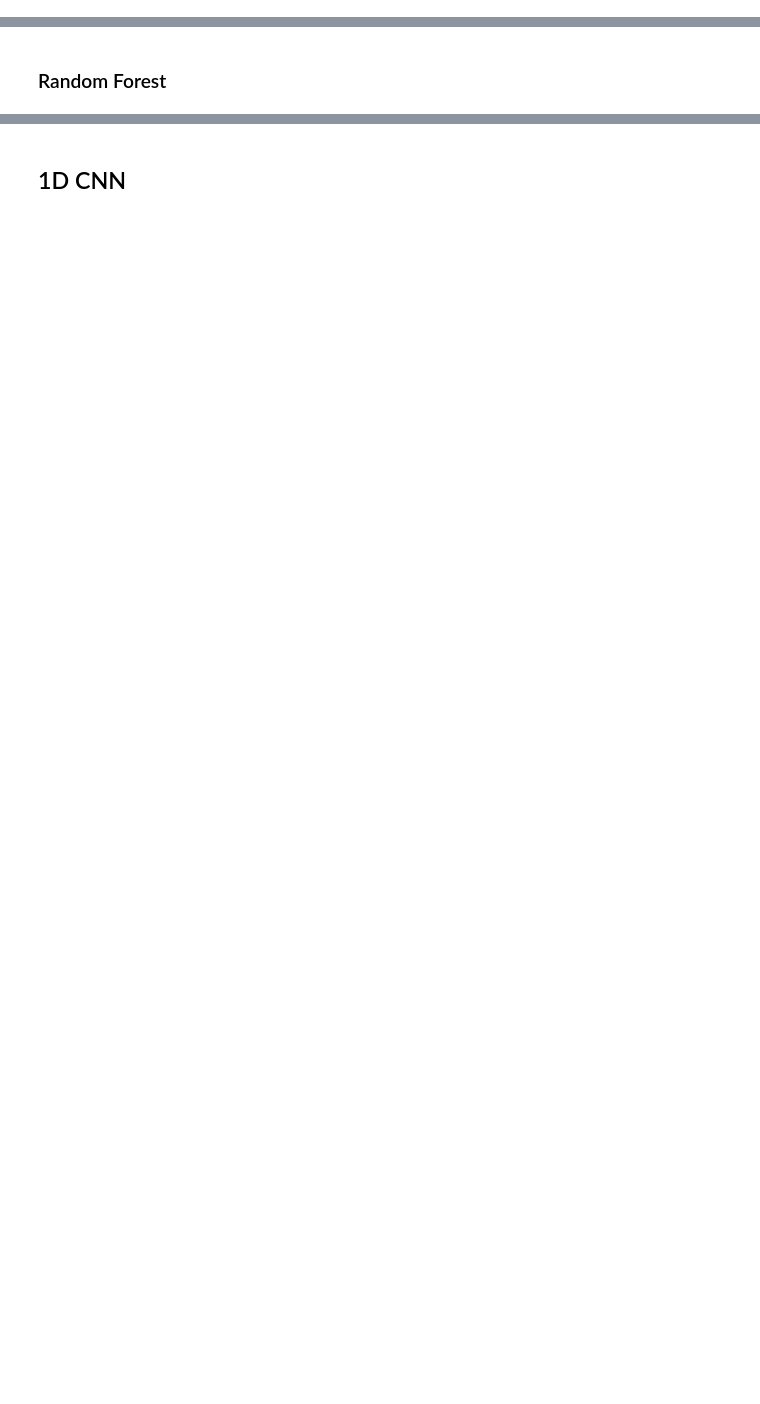
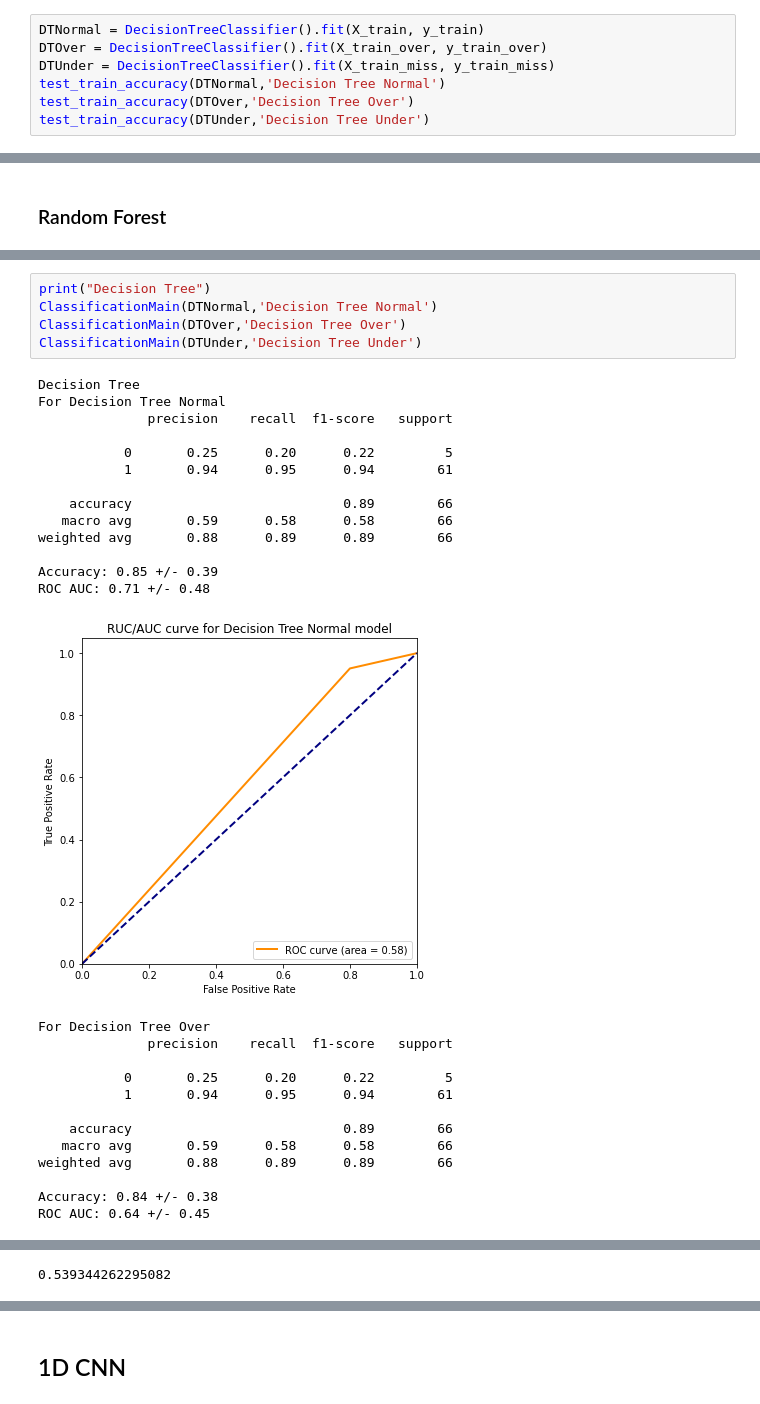
Before and after one commit to anand-bachker/MLA-PPG, a Jupyter notebook: main.ipynb, the cells around one changed output, grey strips where cells are left out. Drawn from its saved outputs; the diff is of its cells as text; blank space fills up the shorter version.

```diff
--- a/main.ipynb
+++ b/main.ipynb
@@ -363,0 +390,7 @@ Accuracy of Decision Tree classifier on under sampled test set: 0.42
+# %%
+DTNormal = DecisionTreeClassifier().fit(X_train, y_train)
+DTOver = DecisionTreeClassifier().fit(X_train_over, y_train_over)
+DTUnder = DecisionTreeClassifier().fit(X_train_miss, y_train_miss)
+test_train_accuracy(DTNormal,'Decision Tree Normal')
+test_train_accuracy(DTOver,'Decision Tree Over')
+test_train_accuracy(DTUnder,'Decision Tree Under')
@@ -537,0 +537,32 @@ print(scores.mean())
+# %%
+print("Decision Tree")
+ClassificationMain(DTNormal,'Decision Tree Normal')
+ClassificationMain(DTOver,'Decision Tree Over')
+ClassificationMain(DTUnder,'Decision Tree Under')
+# %% [output]
+Decision Tree
+For Decision Tree Normal
+              precision    recall  f1-score   support
+
+           0       0.25      0.20      0.22         5
+           1       0.94      0.95      0.94        61
+
+    accuracy                           0.89        66
+   macro avg       0.59      0.58      0.58        66
+weighted avg       0.88      0.89      0.89        66
+
+Accuracy: 0.85 +/- 0.39
+ROC AUC: 0.71 +/- 0.48
+[figure, added]
+For Decision Tree Over
+              precision    recall  f1-score   support
+
+           0       0.25      0.20      0.22         5
+           1       0.94      0.95      0.94        61
+
+    accuracy                           0.89        66
+   macro avg       0.59      0.58      0.58        66
+weighted avg       0.88      0.89      0.89        66
+
+Accuracy: 0.84 +/- 0.38
+ROC AUC: 0.64 +/- 0.45
@@ -537,0 +583 @@ print(scores.mean())
+0.539344262295082
```
Also changed, not shown: parts of 35 cells of this notebook.
